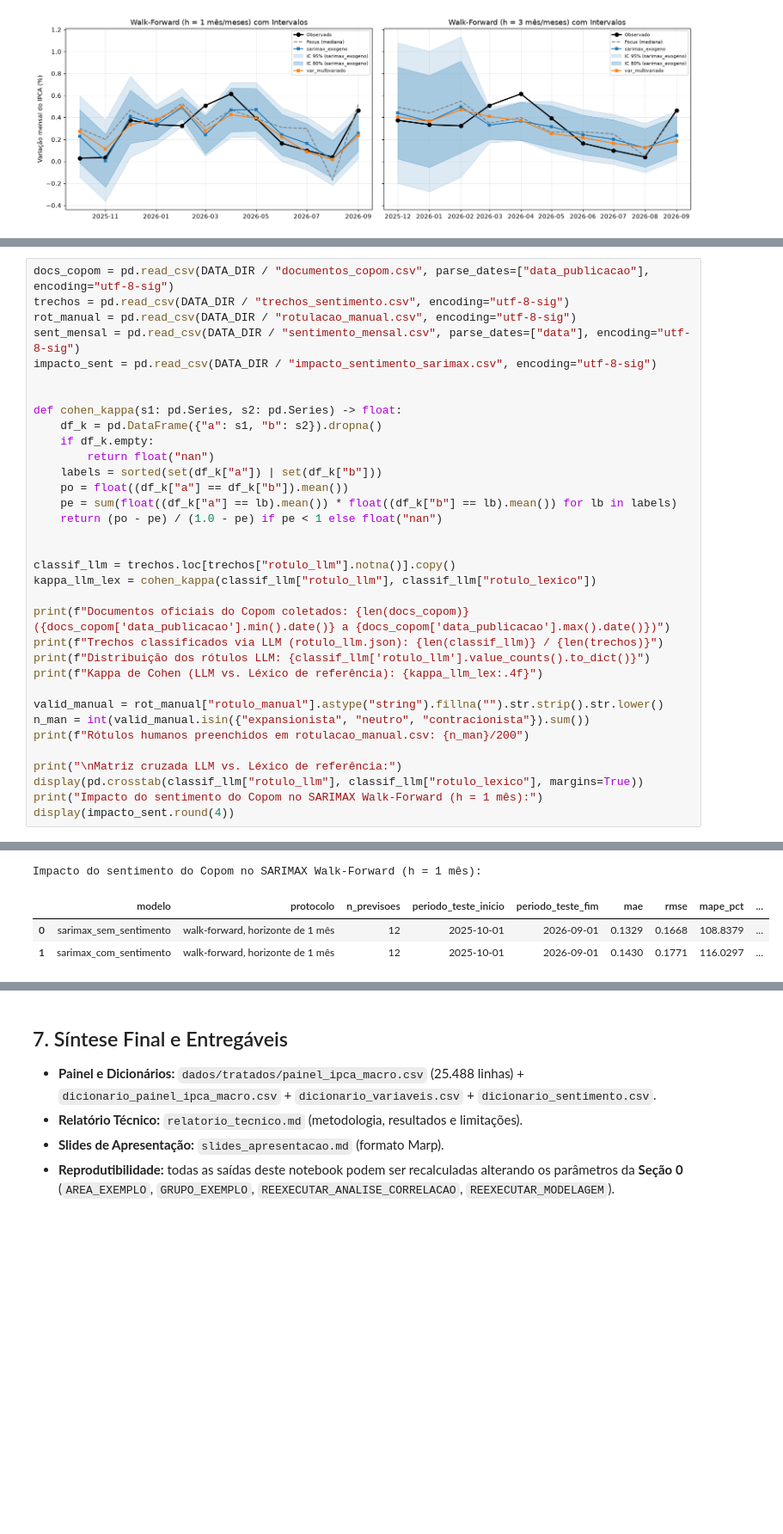
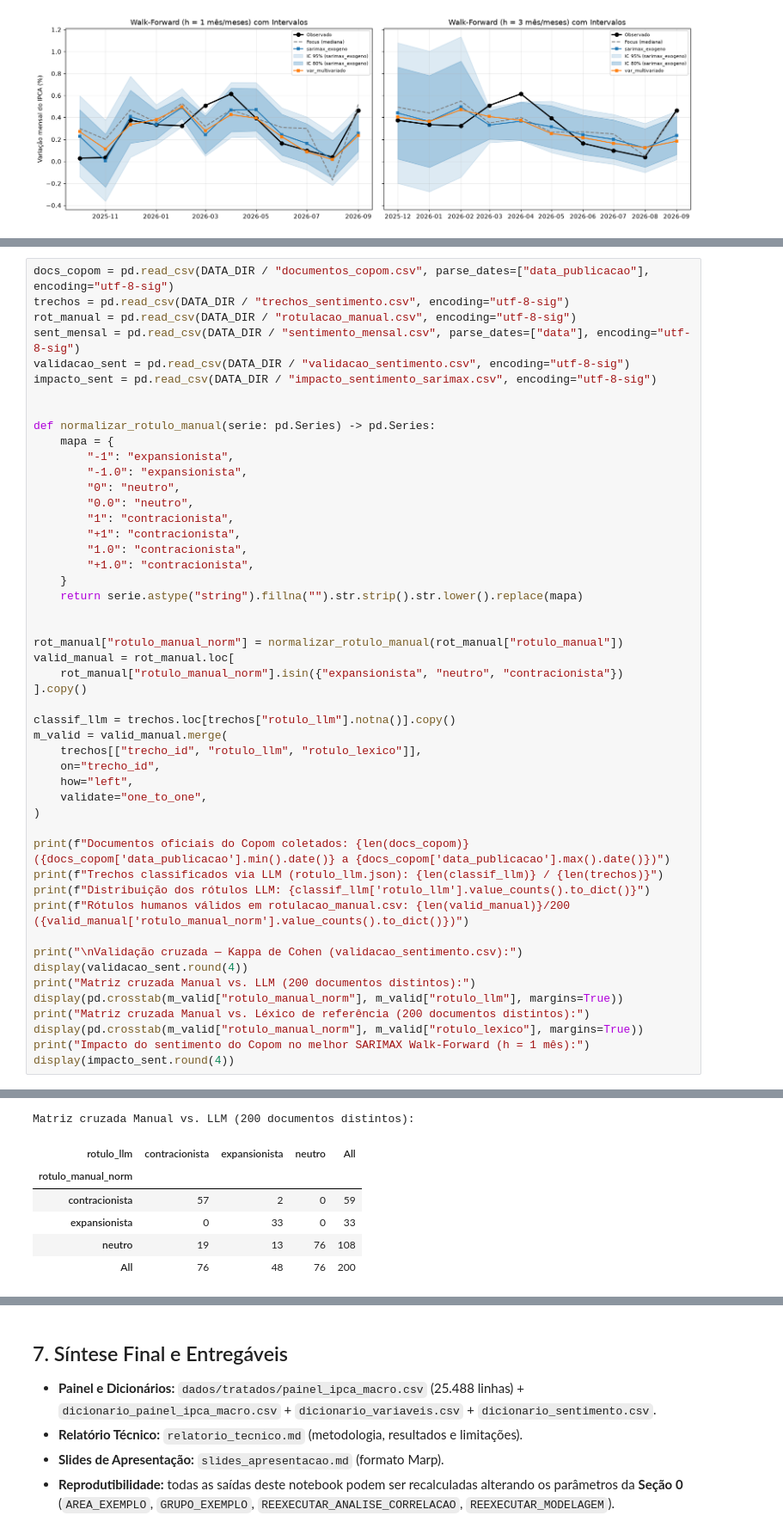
Before and after one commit to HodricVieira/previsoes-Inflacao-comunicao-copom, a Jupyter notebook: notebooks/projeto_completo_reprodutivel.ipynb, the cells around one changed output, grey strips where cells are left out. Shown at 86% size. Drawn from its saved outputs; the diff is of its cells as text; blank space fills up the shorter version.

Commit message:
rotulacao manual

```diff
--- a/notebooks/projeto_completo_reprodutivel.ipynb
+++ b/notebooks/projeto_completo_reprodutivel.ipynb
@@ -779,34 +779,49 @@ docs_copom = pd.read_csv(DATA_DIR / "documentos_copom.csv", parse_dates=["data_p
 trechos = pd.read_csv(DATA_DIR / "trechos_sentimento.csv", encoding="utf-8-sig")
 rot_manual = pd.read_csv(DATA_DIR / "rotulacao_manual.csv", encoding="utf-8-sig")
 sent_mensal = pd.read_csv(DATA_DIR / "sentimento_mensal.csv", parse_dates=["data"], encoding="utf-8-sig")
+validacao_sent = pd.read_csv(DATA_DIR / "validacao_sentimento.csv", encoding="utf-8-sig")
 impacto_sent = pd.read_csv(DATA_DIR / "impacto_sentimento_sarimax.csv", encoding="utf-8-sig")
 
 
-def cohen_kappa(s1: pd.Series, s2: pd.Series) -> float:
-    df_k = pd.DataFrame({"a": s1, "b": s2}).dropna()
-    if df_k.empty:
-        return float("nan")
-    labels = sorted(set(df_k["a"]) | set(df_k["b"]))
-    po = float((df_k["a"] == df_k["b"]).mean())
-    pe = sum(float((df_k["a"] == lb).mean()) * float((df_k["b"] == lb).mean()) for lb in labels)
-    return (po - pe) / (1.0 - pe) if pe < 1 else float("nan")
+def normalizar_rotulo_manual(serie: pd.Series) -> pd.Series:
+    mapa = {
+        "-1": "expansionista",
+        "-1.0": "expansionista",
+        "0": "neutro",
+        "0.0": "neutro",
+        "1": "contracionista",
+        "+1": "contracionista",
+        "1.0": "contracionista",
+        "+1.0": "contracionista",
+    }
+    return serie.astype("string").fillna("").str.strip().str.lower().replace(mapa)
 
 
+rot_manual["rotulo_manual_norm"] = normalizar_rotulo_manual(rot_manual["rotulo_manual"])
+valid_manual = rot_manual.loc[
+    rot_manual["rotulo_manual_norm"].isin({"expansionista", "neutro", "contracionista"})
+].copy()
+
 classif_llm = trechos.loc[trechos["rotulo_llm"].notna()].copy()
-kappa_llm_lex = cohen_kappa(classif_llm["rotulo_llm"], classif_llm["rotulo_lexico"])
+m_valid = valid_manual.merge(
+    trechos[["trecho_id", "rotulo_llm", "rotulo_lexico"]],
+    on="trecho_id",
+    how="left",
+    validate="one_to_one",
+)
 
 print(f"Documentos oficiais do Copom coletados: {len(docs_copom)} ({docs_copom['data_publicacao'].min().date()} a {docs_copom['data_publicacao'].max().date()})")
 print(f"Trechos classificados via LLM (rotulo_llm.json): {len(classif_llm)} / {len(trechos)}")
 print(f"Distribuição dos rótulos LLM: {classif_llm['rotulo_llm'].value_counts().to_dict()}")
-print(f"Kappa de Cohen (LLM vs. Léxico de referência): {kappa_llm_lex:.4f}")
+print(f"Rótulos humanos válidos em rotulacao_manual.csv: {len(valid_manual)}/200 ({valid_manual['rotulo_manual_norm'].value_counts().to_dict()})")
 
-valid_manual = rot_manual["rotulo_manual"].astype("string").fillna("").str.strip().str.lower()
-n_man = int(valid_manual.isin({"expansionista", "neutro", "contracionista"}).sum())
-print(f"Rótulos humanos preenchidos em rotulacao_manual.csv: {n_man}/200")
-
-print("\nMatriz cruzada LLM vs. Léxico de referência:")
-display(pd.crosstab(classif_llm["rotulo_llm"], classif_llm["rotulo_lexico"], margins=True))
-print("Impacto do sentimento do Copom no SARIMAX Walk-Forward (h = 1 mês):")
+print("\nValidação cruzada — Kappa de Cohen (validacao_sentimento.csv):")
+display(validacao_sent.round(4))
+print("Matriz cruzada Manual vs. LLM (200 documentos distintos):")
+display(pd.crosstab(m_valid["rotulo_manual_norm"], m_valid["rotulo_llm"], margins=True))
+print("Matriz cruzada Manual vs. Léxico de referência (200 documentos distintos):")
+display(pd.crosstab(m_valid["rotulo_manual_norm"], m_valid["rotulo_lexico"], margins=True))
+print("Impacto do sentimento do Copom no melhor SARIMAX Walk-Forward (h = 1 mês):")
 display(impacto_sent.round(4))
 # %% [output]
 Documentos oficiais do Copom coletados: 238 (2012-01-18 a 2026-11-10)
@@ -825,4 +838,7 @@ Matriz cruzada LLM vs. Léxico de referência:
-Impacto do sentimento do Copom no SARIMAX Walk-Forward (h = 1 mês):
+Matriz cruzada Manual vs. LLM (200 documentos distintos):
-|  | modelo | protocolo | n_previsoes | periodo_teste_inicio | periodo_teste_fim | mae | rmse | mape_pct | ... |
-| 0 | sarimax_sem_sentimento | walk-forward, horizonte de 1 mês | 12 | 2025-10-01 | 2026-09-01 | 0.1329 | 0.1668 | 108.8379 | ... |
-| 1 | sarimax_com_sentimento | walk-forward, horizonte de 1 mês | 12 | 2025-10-01 | 2026-09-01 | 0.1430 | 0.1771 | 116.0297 | ... |
+| rotulo_llm | contracionista | expansionista | neutro | All |
+| rotulo_manual_norm |  |  |  |  |
+| contracionista | 57 | 2 | 0 | 59 |
+| expansionista | 0 | 33 | 0 | 33 |
+| neutro | 19 | 13 | 76 | 108 |
+| All | 76 | 48 | 76 | 200 |
```
Also changed, not shown: parts of 3 cells of this notebook, 15 other files.
